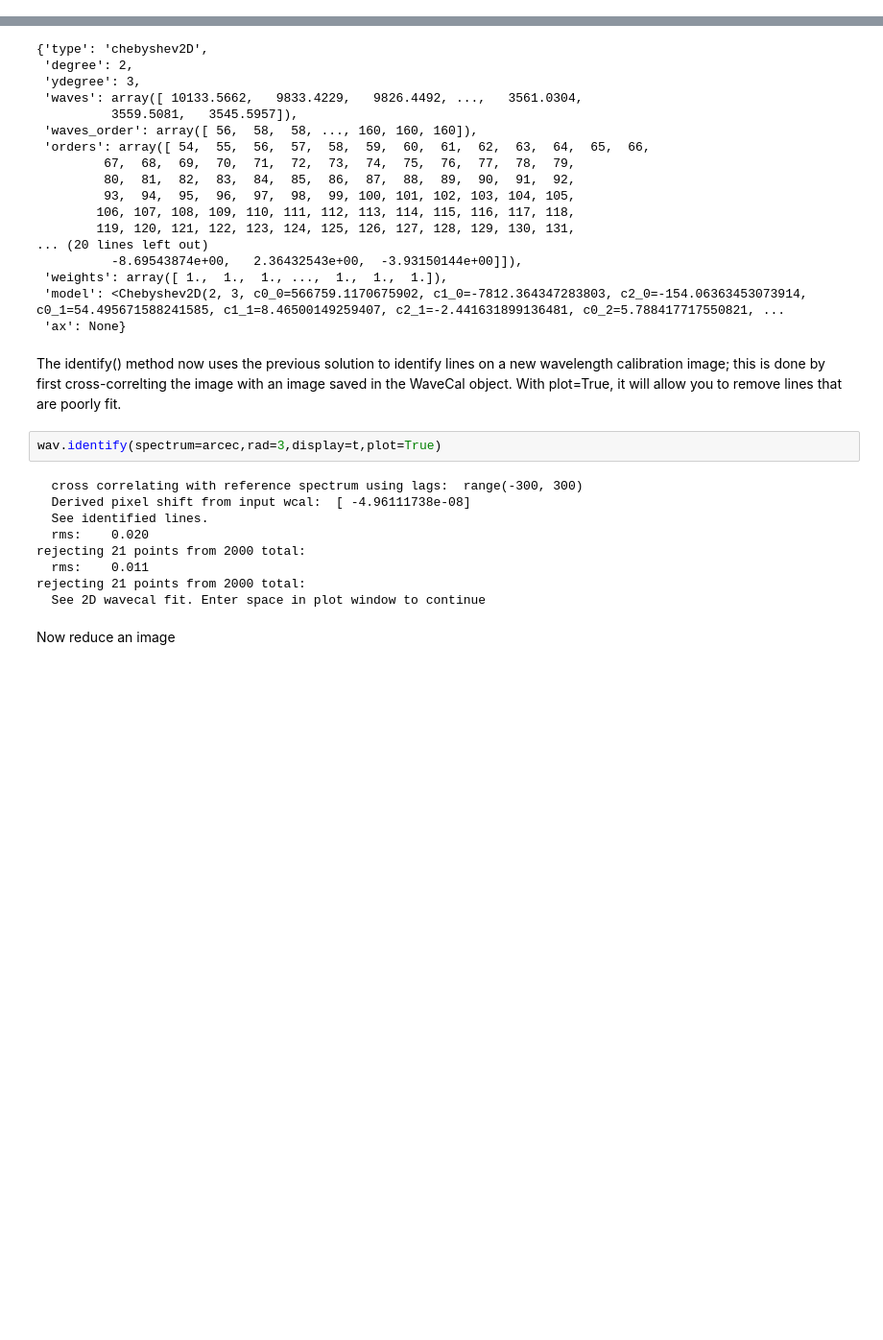
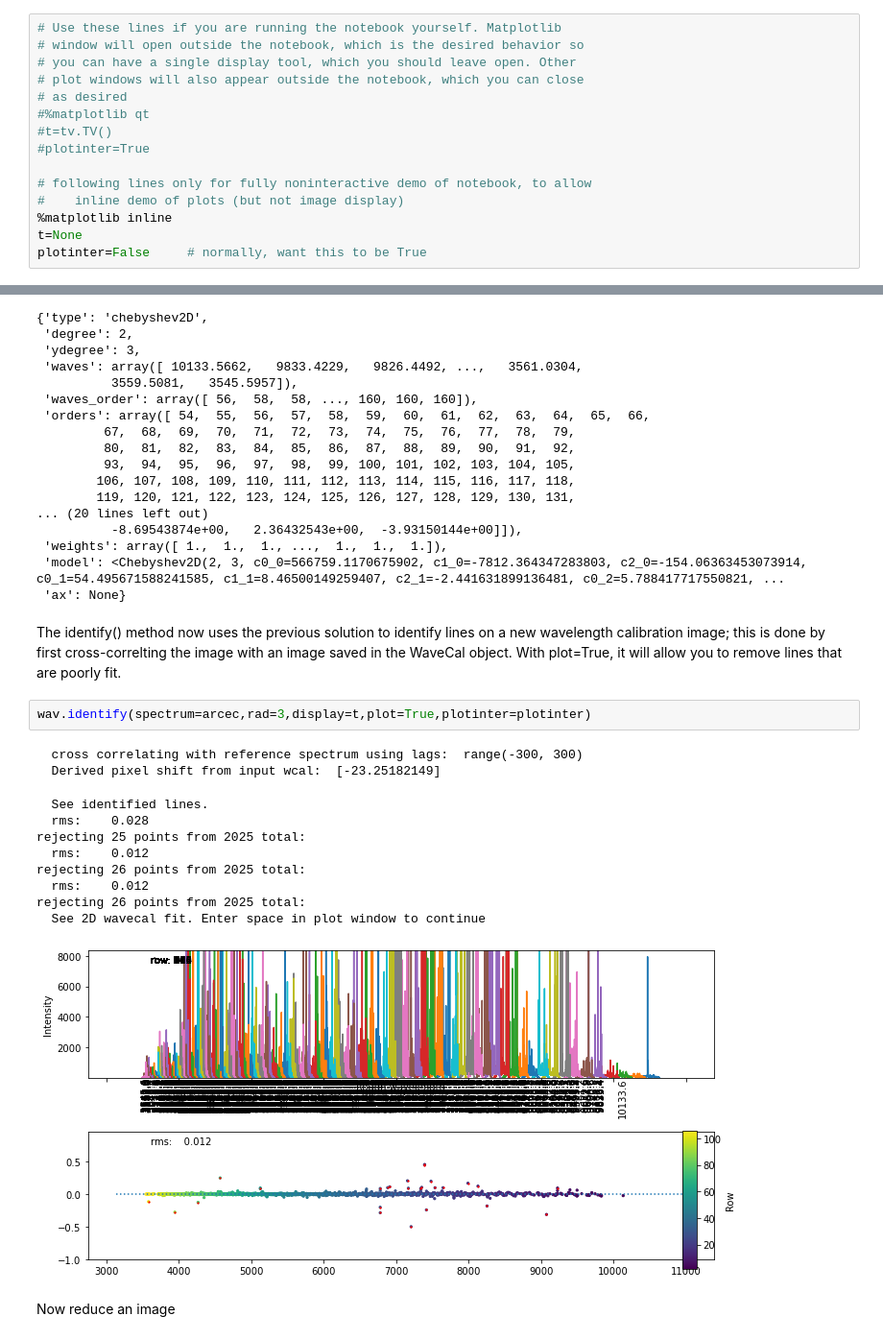
Before and after one commit to holtzmanjon/pyvista, a Jupyter notebook: doc/notebooks/ARCES.ipynb, the cells around one changed output, grey strips where cells are left out. Shown: that part at 96% size. Cells and saved outputs as stored; diff of their text form; blank space fills up the shorter version.

```diff
--- a/doc/notebooks/ARCES.ipynb
+++ b/doc/notebooks/ARCES.ipynb
@@ -21,3 +18,18 @@ t=tv.TV()
+# %%
+# Use these lines if you are running the notebook yourself. Matplotlib
+# window will open outside the notebook, which is the desired behavior so
+# you can have a single display tool, which you should leave open. Other
+# plot windows will also appear outside the notebook, which you can close
+# as desired
+#%matplotlib qt
+#t=tv.TV()
+#plotinter=True
+
+# following lines only for fully noninteractive demo of notebook, to allow
+#    inline demo of plots (but not image display)
+%matplotlib inline
+t=None
+plotinter=False     # normally, want this to be True
 # %% [markdown]
 The basic tool for basic image reduction is a Reducer object, defined in the imred module. Instantiate a reducer here. The main argument is an instrument name, which tells it to read a YAML configuration file for the specified instrument. We also give it an optional dir= argument to specify the default directory from which to read images, if a directory is not specified in subsequent commands that read images.
 # %%
@@ -280,16 +295,19 @@ rejecting 90 points from 3653 total:
 # %% [markdown]
 The identify() method now uses the previous solution to identify lines on a new wavelength calibration image; this is done by first cross-correlting the image with an image saved in the WaveCal object. With plot=True, it will allow you to remove lines that are poorly fit.
 # %%
-wav.identify(spectrum=arcec,rad=3,display=t,plot=True)
+wav.identify(spectrum=arcec,rad=3,display=t,plot=True,plotinter=plotinter)
 # %% [output]
   cross correlating with reference spectrum using lags:  range(-300, 300)
-  Derived pixel shift from input wcal:  [ -4.96111738e-08]
-  See identified lines.
-  rms:    0.020
-rejecting 21 points from 2000 total:
-  rms:    0.011
-rejecting 21 points from 2000 total:
-  See 2D wavecal fit. Enter space in plot window to continue
+  Derived pixel shift from input wcal:  [-23.25182149]
+  See identified lines.
+  rms:    0.028
+rejecting 25 points from 2025 total:
+  rms:    0.012
+rejecting 26 points from 2025 total:
+  rms:    0.012
+rejecting 26 points from 2025 total:
+  See 2D wavecal fit. Enter space in plot window to continue
+[figure, added]
 # %% [markdown]
 Now reduce an image
 # %%
```
Also changed, not shown: parts of 21 cells of this notebook, 8 other files.
